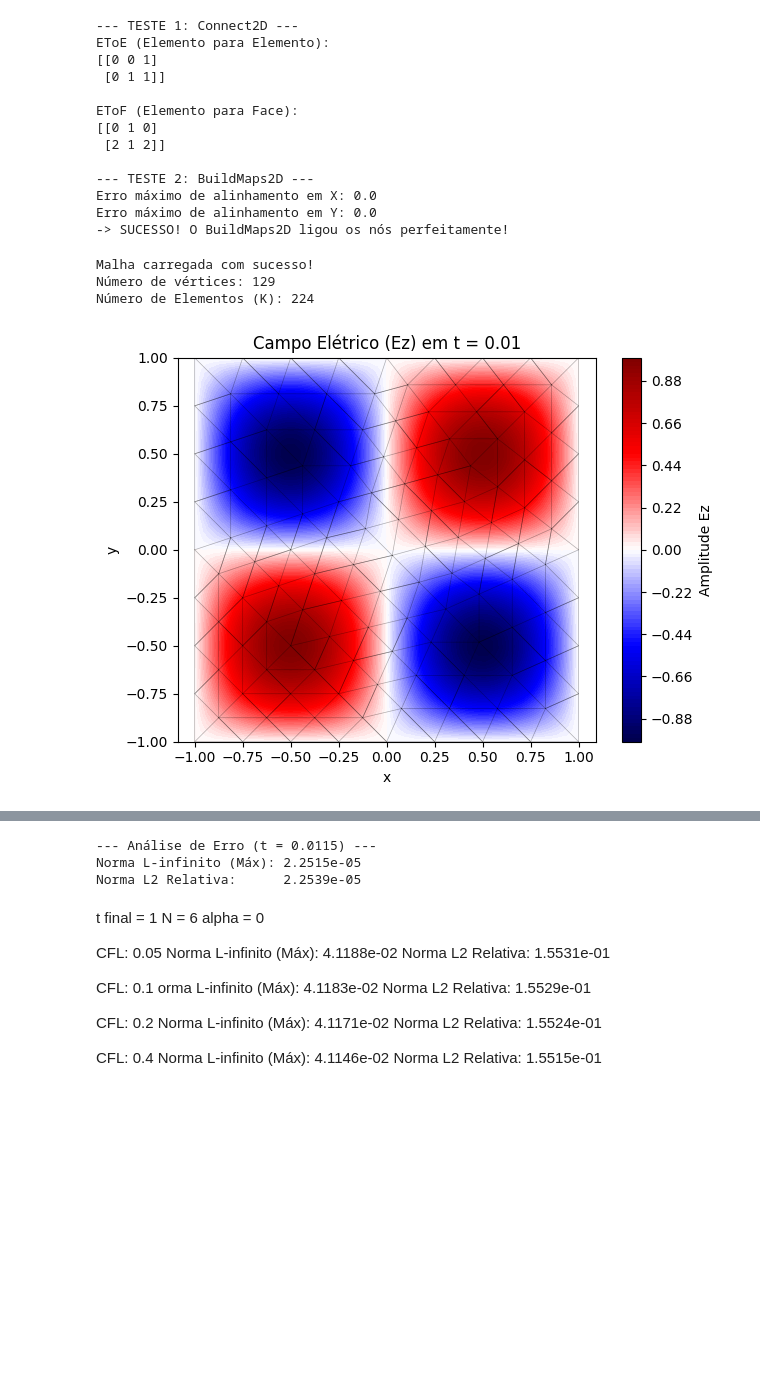
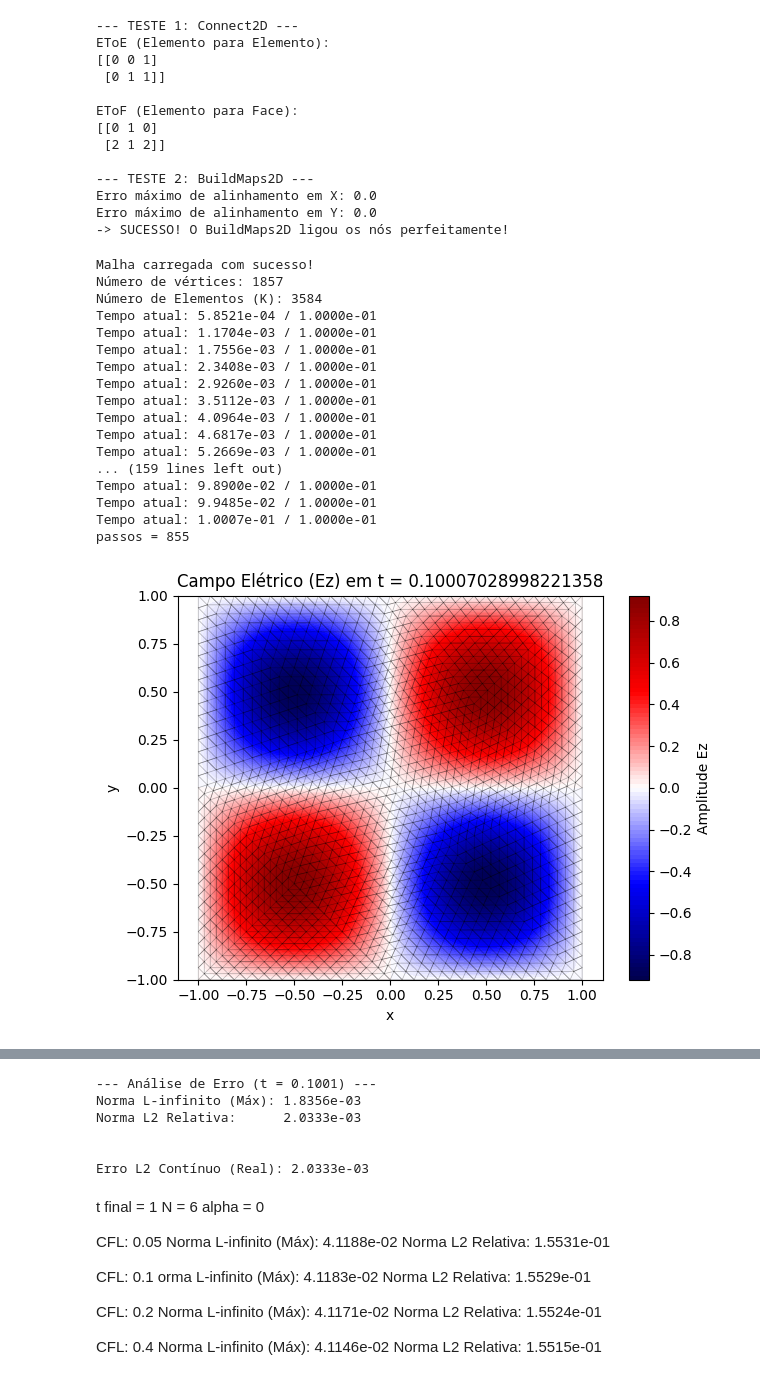
Before and after one commit to andrefsr/DG-FEM, a Jupyter notebook: engine/dg2D/tests.ipynb, the cells around one changed output, grey strips where cells are left out. Cells and saved outputs as stored; diff of their text form; code cells hidden in the pictures; blank space fills up the shorter version.

Commit message:
dg2D - Erro estagnado em 10^-3

```diff
--- a/engine/dg2D/tests.ipynb
+++ b/engine/dg2D/tests.ipynb
@@ -566,18 +566,20 @@ import Maxwell2D as Max
 import mesh_reader as msh
 import matplotlib.pyplot as plt
 
-N = 6
+N =  5
 
-VX, VY, EToV, BCTags = msh.MeshReader2D('cavidade quadrada.msh')
+VX, VY, EToV, BCTags = msh.MeshReader2D('cavidade quadrada refinada.msh')
 
 malha = stp.StartUp2D(N,EToV,VX,VY)
 
 ### Condições iniciais
+Ez = np.zeros((malha.Np,malha.K),dtype=np.float64)
 Ez = np.sin(np.pi*malha.x)*np.sin(np.pi*malha.y)
 #Ez = np.zeros((malha.Np,malha.K))
 #Ez = np.exp(-(malha.x**2 + malha.y**2) / (0.1**2))
-Hx = np.zeros((malha.Np,malha.K))
-Hy = np.zeros((malha.Np,malha.K))
+Hx = np.zeros((malha.Np,malha.K), dtype=np.float64)
+Hy = np.zeros((malha.Np,malha.K),dtype= np.float64)
+
 
 FinalTime = 0.1
 #Hx, Hy, Ez = Max.Maxwell2D(Hx,Hy,Ez,FinalTime,malha)
@@ -588,7 +590,7 @@ y_plot = malha.y.flatten(order='F')
 Ez_plot = Ez.flatten(order='F')
 
 plt.figure()
-plt.title(f'Campo Elétrico (Ez) em t = {FinalTime}')
+plt.title(f'Campo Elétrico (Ez) em t = {t[-1]}')
 
 grafico = plt.tricontourf(x_plot, y_plot, Ez_plot, levels=100, cmap='seismic')
 plt.colorbar(grafico, label='Amplitude Ez')
@@ -608,34 +610,67 @@ Ez_analitico = np.sin(np.pi*malha.x)*np.sin(np.pi*malha.y)*np.cos(np.sqrt(2)*np.
 
 x_plot2 = malha.x.flatten(order='F')
 y_plot2 = malha.y.flatten(order='F')
 Ez_plot2 = Ez_analitico.flatten(order='F')
 
 plt.figure()
-plt.title(f'Campo Elétrico (Ez) analítico em t = {FinalTime}')
+plt.title(f'Campo Elétrico (Ez) analítico em t = {t[-1]}')
 
 grafico = plt.tricontourf(x_plot2, y_plot2, Ez_plot2, levels=100, cmap='seismic')
 plt.colorbar(grafico, label='Amplitude Ez')
 
 plt.xlabel('x')
 plt.ylabel('y')
 plt.axis('equal')
 plt.tight_layout()
 
 plt.show()
 
 # 2. Norma L-infinito (Erro Máximo Absoluto)
 # Ótimo para ver se existe algum "pico" de erro escondido em algum triângulo
 erro_Linf = np.max(np.abs(Ez - Ez_analitico))
 
 # 3. Norma L2 Relativa (A mais usada em artigos científicos)
 # Mostra o erro percentual global de energia na malha
 erro_L2 = np.linalg.norm(Ez - Ez_analitico) / np.linalg.norm(Ez_analitico)
 
 print(f"--- Análise de Erro (t = {t[-1]:.4f}) ---")
 print(f"Norma L-infinito (Máx): {erro_Linf:.4e}")
 print(f"Norma L2 Relativa:      {erro_L2:.4e}")
+
+print('\n')
+
+#Ez = pp[-2]
+
+# 1. Numerador: A integral do erro ao quadrado (ponderada pela área dos triângulos)
+erro_quadrado = (Ez - Ez_analitico)**2
+integral_erro = np.sum(malha.J * erro_quadrado)
+En = np.sqrt(integral_erro)
+
+# 2. Denominador: A integral do campo analítico ao quadrado (para normalizar)
+analitico_quadrado = Ez_analitico**2
+integral_analitico = np.sum(malha.J * analitico_quadrado)
+wt = np.sqrt(integral_analitico)
+
+# 3. Erro L2 Relativo final
+erro_L2_real = En / wt
+
+print(f"Erro L2 Contínuo (Real): {erro_L2_real:.4e}")
 # %% [output]
 Malha carregada com sucesso!
-Número de vértices: 129
-Número de Elementos (K): 224
+Número de vértices: 1857
+Número de Elementos (K): 3584
+Tempo atual: 5.8521e-04 / 1.0000e-01
+Tempo atual: 1.1704e-03 / 1.0000e-01
+Tempo atual: 1.7556e-03 / 1.0000e-01
+Tempo atual: 2.3408e-03 / 1.0000e-01
+Tempo atual: 2.9260e-03 / 1.0000e-01
+Tempo atual: 3.5112e-03 / 1.0000e-01
+Tempo atual: 4.0964e-03 / 1.0000e-01
+Tempo atual: 4.6817e-03 / 1.0000e-01
+Tempo atual: 5.2669e-03 / 1.0000e-01
+... (159 lines left out)
+Tempo atual: 9.8900e-02 / 1.0000e-01
+Tempo atual: 9.9485e-02 / 1.0000e-01
+Tempo atual: 1.0007e-01 / 1.0000e-01
+passos = 855
-[figure, old version]
+[figure, new version]
@@ -643,6 +678,9 @@ Número de Elementos (K): 224
---- Análise de Erro (t = 0.0115) ---
-Norma L-infinito (Máx): 2.2515e-05
-Norma L2 Relativa:      2.2539e-05
+--- Análise de Erro (t = 0.1001) ---
+Norma L-infinito (Máx): 1.8356e-03
+Norma L2 Relativa:      2.0333e-03
+
+
+Erro L2 Contínuo (Real): 2.0333e-03
 # %% [markdown]
 t final = 1
 N = 6
```
Also changed, not shown: parts of 2 cells of this notebook, 9 other files.
